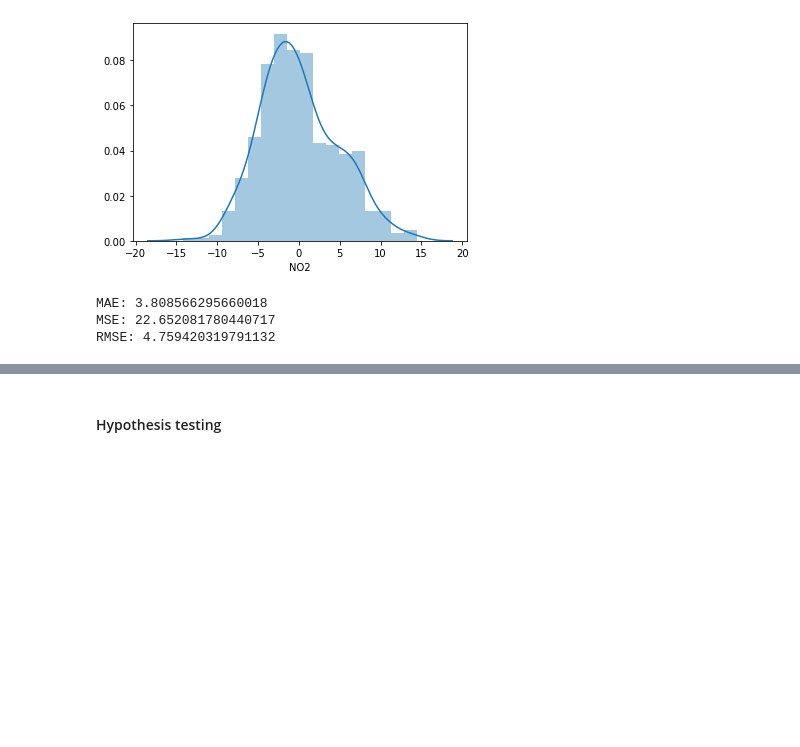
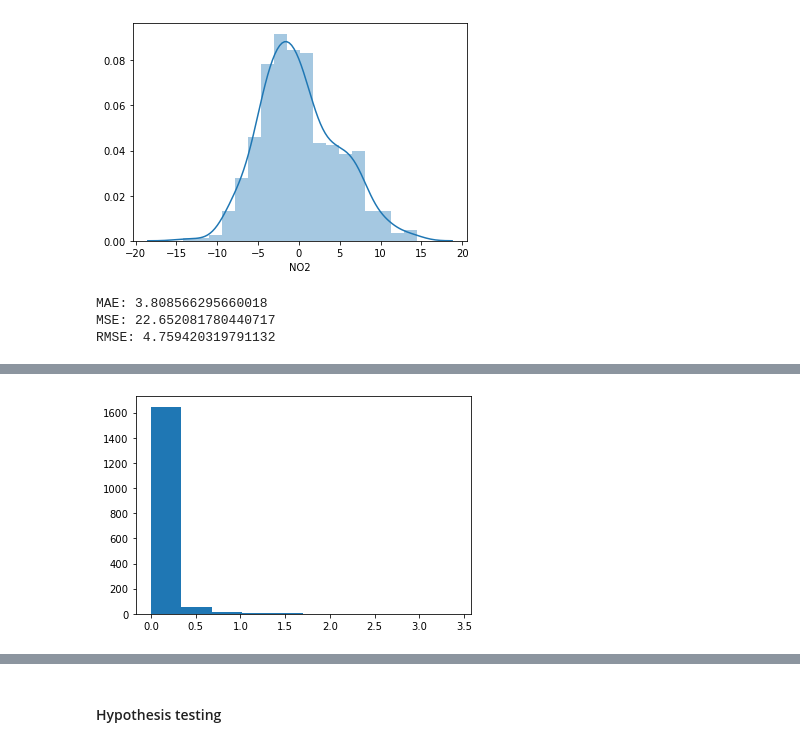
Before and after one commit to esharma3/project_austin_air_quality_analysis_and_prediction, a Jupyter notebook: code/ML_no2_and_weather.ipynb, the cells around one changed output, grey strips where cells are left out. Cells and saved outputs as stored; diff of their text form; code cells hidden in the pictures; blank space fills up the shorter version.

```diff
--- a/code/ML_no2_and_weather.ipynb
+++ b/code/ML_no2_and_weather.ipynb
@@ -185,0 +200,5 @@ RMSE: 4.759420319791132
+# %%
+plt.hist(combined_no2_weather_data['precipInches'])
+plt.show()
+# %% [output]
+[figure, added]
```
Also changed, not shown: parts of 55 cells of this notebook.
